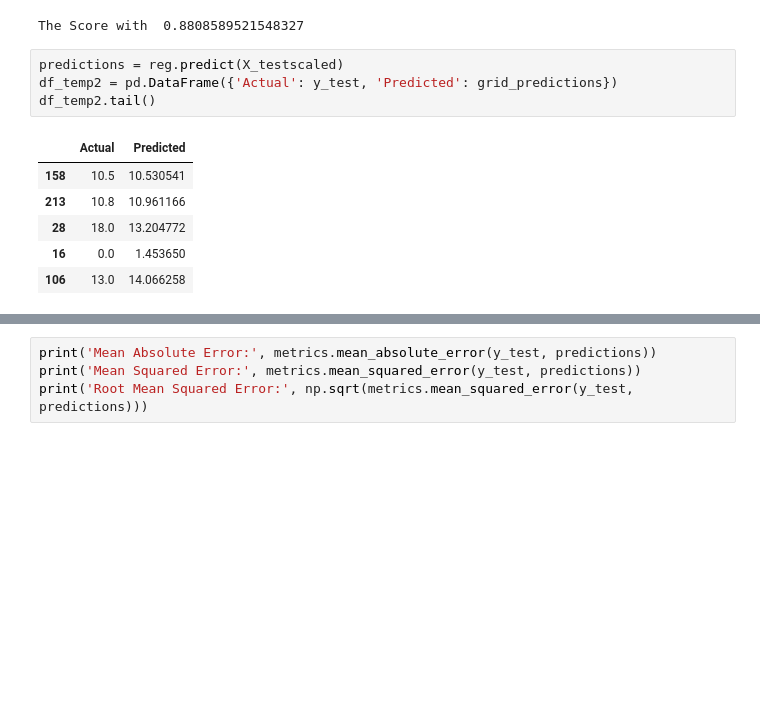
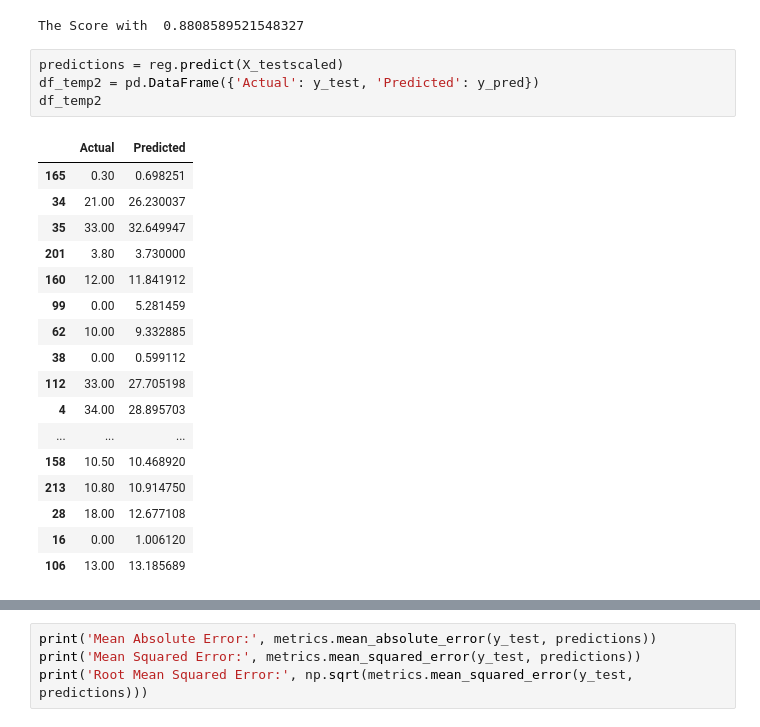
Before and after one commit to vinayakkrishanprasad/Prediction-of-Phase-Fraction-of-Steel-to-obtain-Aging-Response, a Jupyter notebook: MLP_regressor.ipynb, the cells around one changed output, grey strips where cells are left out. Cells and saved outputs as stored; diff of their text form; blank space fills up the shorter version.

```diff
--- a/MLP_regressor.ipynb
+++ b/MLP_regressor.ipynb
@@ -135,15 +135,26 @@ print("The Score with ", (r2_score(y_pred, y_test)))
 The Score with  0.8808589521548327
 # %%
 predictions = reg.predict(X_testscaled)
-df_temp2 = pd.DataFrame({'Actual': y_test, 'Predicted': grid_predictions})
-df_temp2.tail()
+df_temp2 = pd.DataFrame({'Actual': y_test, 'Predicted': y_pred})
+df_temp2
 # %% [output]
 |  | Actual | Predicted |
-| 158 | 10.5 | 10.530541 |
-| 213 | 10.8 | 10.961166 |
-| 28 | 18.0 | 13.204772 |
-| 16 | 0.0 | 1.453650 |
-| 106 | 13.0 | 14.066258 |
+| 165 | 0.30 | 0.698251 |
+| 34 | 21.00 | 26.230037 |
+| 35 | 33.00 | 32.649947 |
+| 201 | 3.80 | 3.730000 |
+| 160 | 12.00 | 11.841912 |
+| 99 | 0.00 | 5.281459 |
+| 62 | 10.00 | 9.332885 |
+| 38 | 0.00 | 0.599112 |
+| 112 | 33.00 | 27.705198 |
+| 4 | 34.00 | 28.895703 |
+| ... | ... | ... |
+| 158 | 10.50 | 10.468920 |
+| 213 | 10.80 | 10.914750 |
+| 28 | 18.00 | 12.677108 |
+| 16 | 0.00 | 1.006120 |
+| 106 | 13.00 | 13.185689 |
 # %%
 df_temp2 = df_temp2.head(20)
 df_temp2.plot(kind='bar',figsize=(10,6))
```
Also changed, not shown: parts of 11 cells of this notebook, 1 other file.
